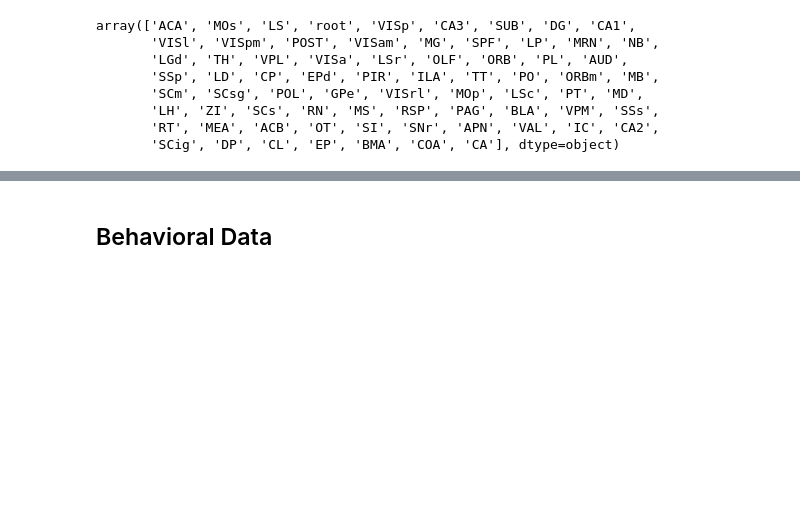
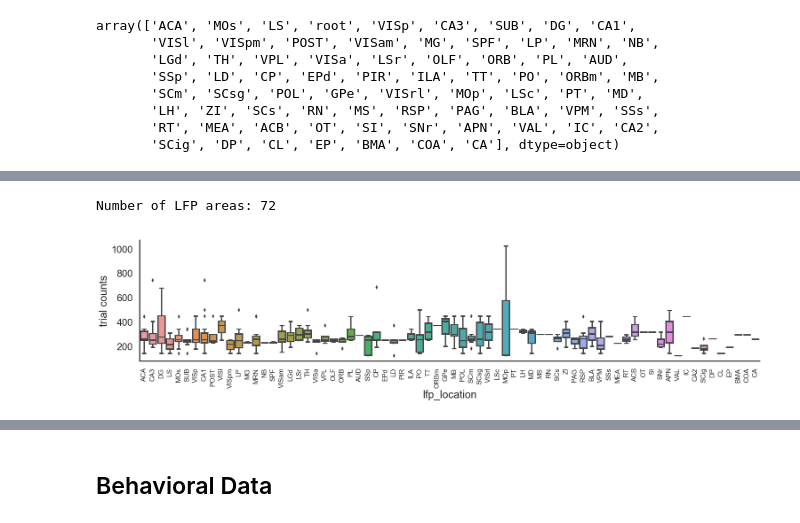
Before and after one commit to ashimakeshava/NMA_marmots, a Jupyter notebook: load_data_ashima.ipynb, the cells around one changed output, grey strips where cells are left out. Cells and saved outputs as stored; diff of their text form; code cells hidden in the pictures; blank space fills up the shorter version.

```diff
--- a/load_data_ashima.ipynb
+++ b/load_data_ashima.ipynb
@@ -130,0 +190,23 @@ array(['ACA', 'MOs', 'LS', 'root', 'VISp', 'CA3', 'SUB', 'DG', 'CA1',
+# %%
+#dataframe with spike info for each session, mouse and trial. Columns signify time bins of 10ms
+lfp_df = pd.DataFrame()
+#loop through all sessions
+for session, data in enumerate(alldat):
+    #loop through trial_data from all neurons
+    for lfp_num, lfp_data in enumerate(data['lfp']):
+#         print(neuron_data.shape)
+        tmpdf = pd.DataFrame(lfp_data, columns=list(range(lfp_data.shape[1])))
+        tmpdf['trial_num'] = tmpdf.index.values
+        tmpdf['lfp_num'] = lfp_num
+        tmpdf['lfp_location'] = data['brain_area_lfp'][lfp_num]
+        tmpdf['session'] = session
+        tmpdf['mouse_name'] = data['mouse_name']
+        lfp_df = pd.concat([lfp_df, tmpdf], ignore_index=True)
+#     if session !=0 and session%20 == 0:
+#         lfp_df.to_pickle(f'{data_path}/mouse_data_lfp_{session//20}.pkl')
+#         lfp_df = pd.DataFrame()
+    else:
+        continue
+
+# lfp_df.to_pickle(f'{data_path}/mouse_data_lfp_2.pkl')
+lfp_df.head()
@@ -130,0 +235,20 @@ array(['ACA', 'MOs', 'LS', 'root', 'VISp', 'CA3', 'SUB', 'DG', 'CA1',
+# %%
+tmpdf = (
+    lfp_df
+#     .query('neuron_location == "VISa"')
+    .set_index(['session', 'mouse_name','trial_num','lfp_num','lfp_location',])
+    .groupby(['session', 'mouse_name', 'lfp_location'])[0]
+    .count()
+    .rename('trial_counts')
+    .reset_index()
+)
+
+_, ax = plt.subplots(figsize=(25,5))
+sns.boxplot(x='lfp_location', y='trial_counts', data=tmpdf,)
+sns.despine()
+ax.set_ylabel('trial counts')
+ax.set_xticklabels(labels=ax.get_xticklabels(), rotation=90, fontsize=15);
+print(f'Number of LFP areas: {len(ax.get_xticklabels())}')
+# %% [output]
+Number of LFP areas: 72
+[figure, added]
```
Also changed, not shown: parts of 15 cells of this notebook.
